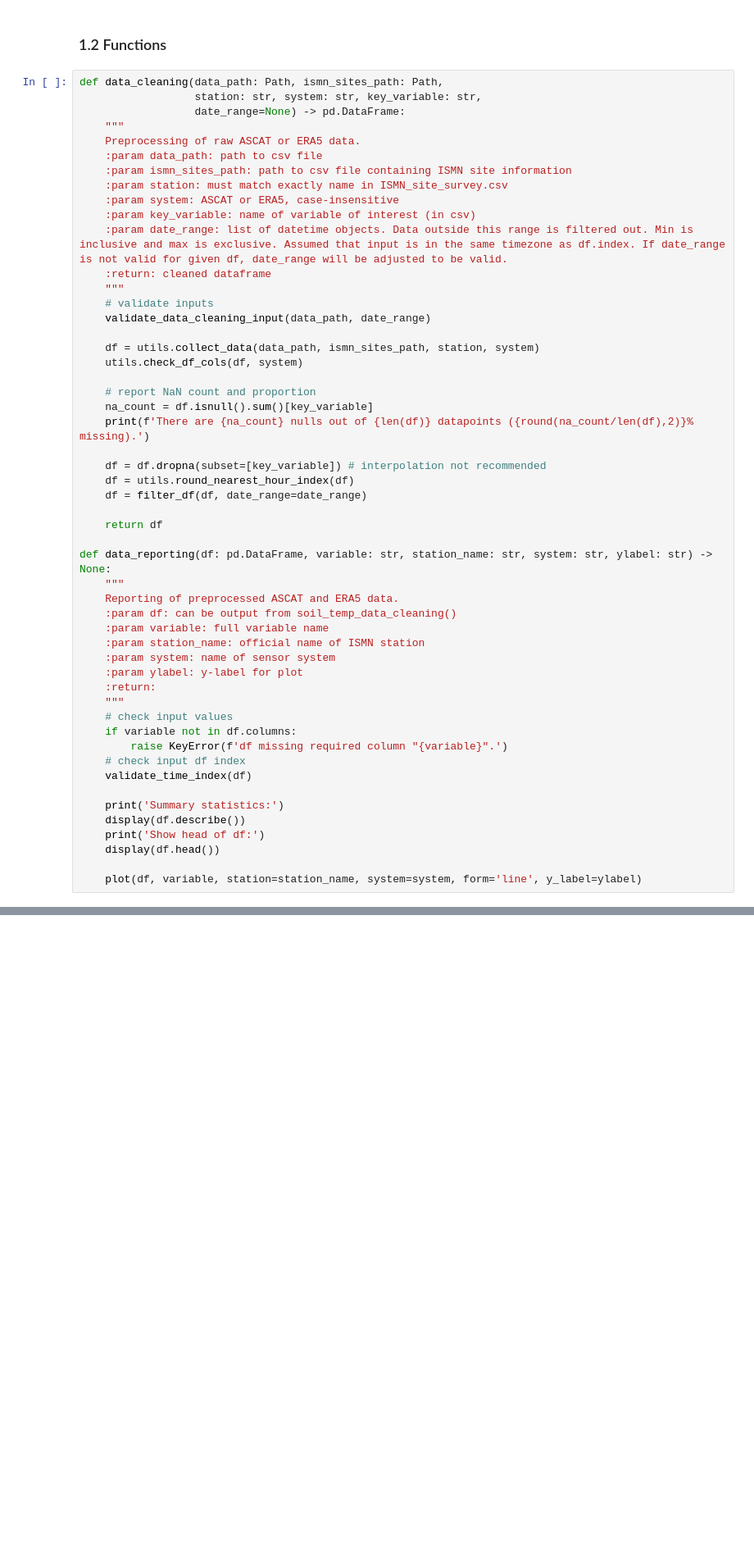
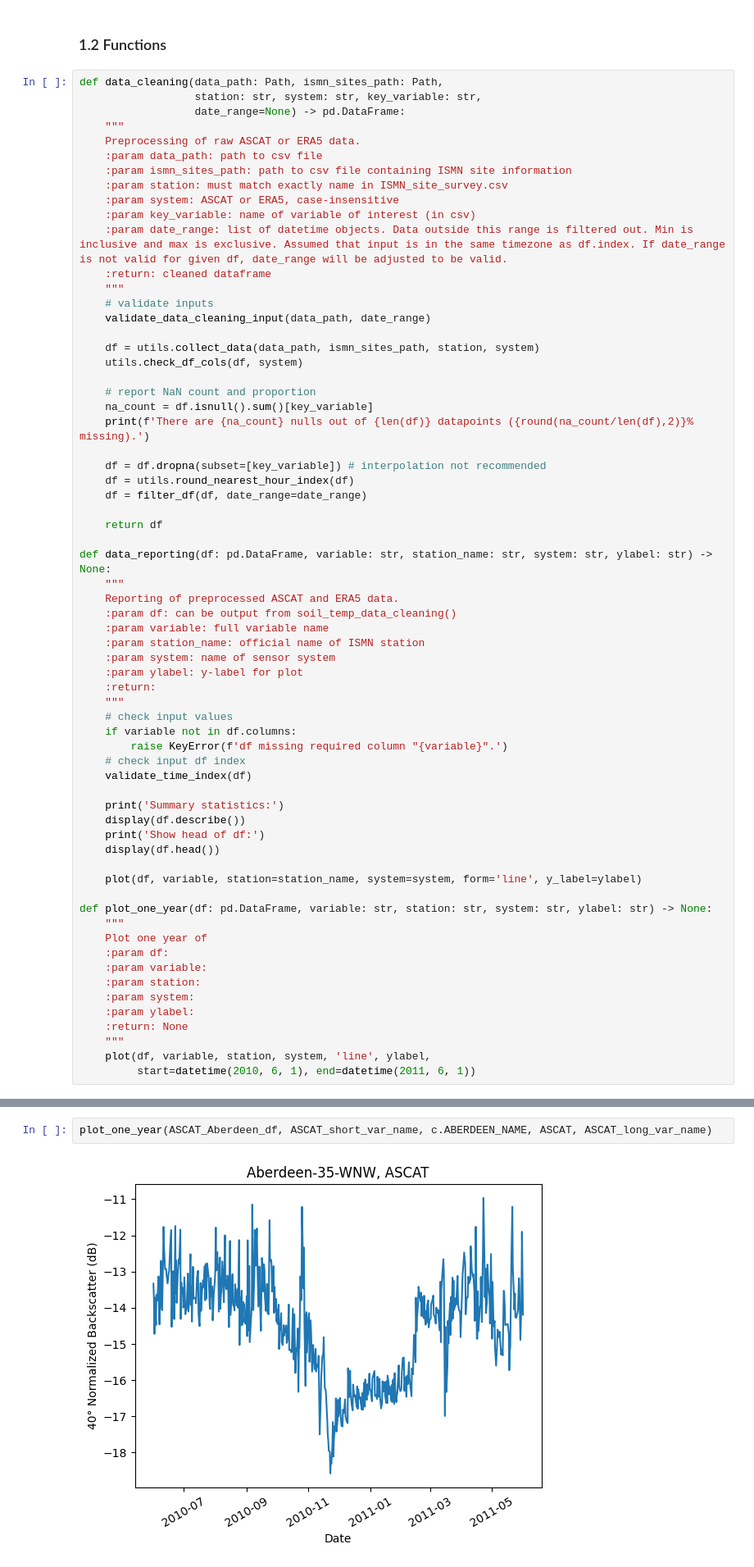
Before and after one commit to gerezk/freeze-thaw-soil-prediction, a Jupyter notebook: notebooks/ASCAT_ERA5_data_cleaning.ipynb, the cells around one changed output, grey strips where cells are left out. Shown at 82% size. Saved outputs shown, nothing was run; the diff lists cells and outputs as text; blank space fills up the shorter version.

Commit message:
plot_one_year()

```diff
--- a/notebooks/ASCAT_ERA5_data_cleaning.ipynb
+++ b/notebooks/ASCAT_ERA5_data_cleaning.ipynb
@@ -102,6 +103,19 @@ def data_reporting(df: pd.DataFrame, variable: str, station_name: str, system: s
     display(df.head())
 
     plot(df, variable, station=station_name, system=system, form='line', y_label=ylabel)
+
+def plot_one_year(df: pd.DataFrame, variable: str, station: str, system: str, ylabel: str) -> None:
+    """
+    Plot one year of
+    :param df:
+    :param variable:
+    :param station:
+    :param system:
+    :param ylabel:
+    :return: None
+    """
+    plot(df, variable, station, system, 'line', ylabel,
+         start=datetime(2010, 6, 1), end=datetime(2011, 6, 1))
 # %% [markdown]
 ## 2. ISMN Stations
 
@@ -146,3 +162,7 @@ Show head of df:
+# %%
+plot_one_year(ASCAT_Aberdeen_df, ASCAT_short_var_name, c.ABERDEEN_NAME, ASCAT, ASCAT_long_var_name)
+# %% [output]
+[figure, added]
 # %% [markdown]
 #### ERA5
 # %%
```
Also changed, not shown: parts of 20 cells of this notebook.
